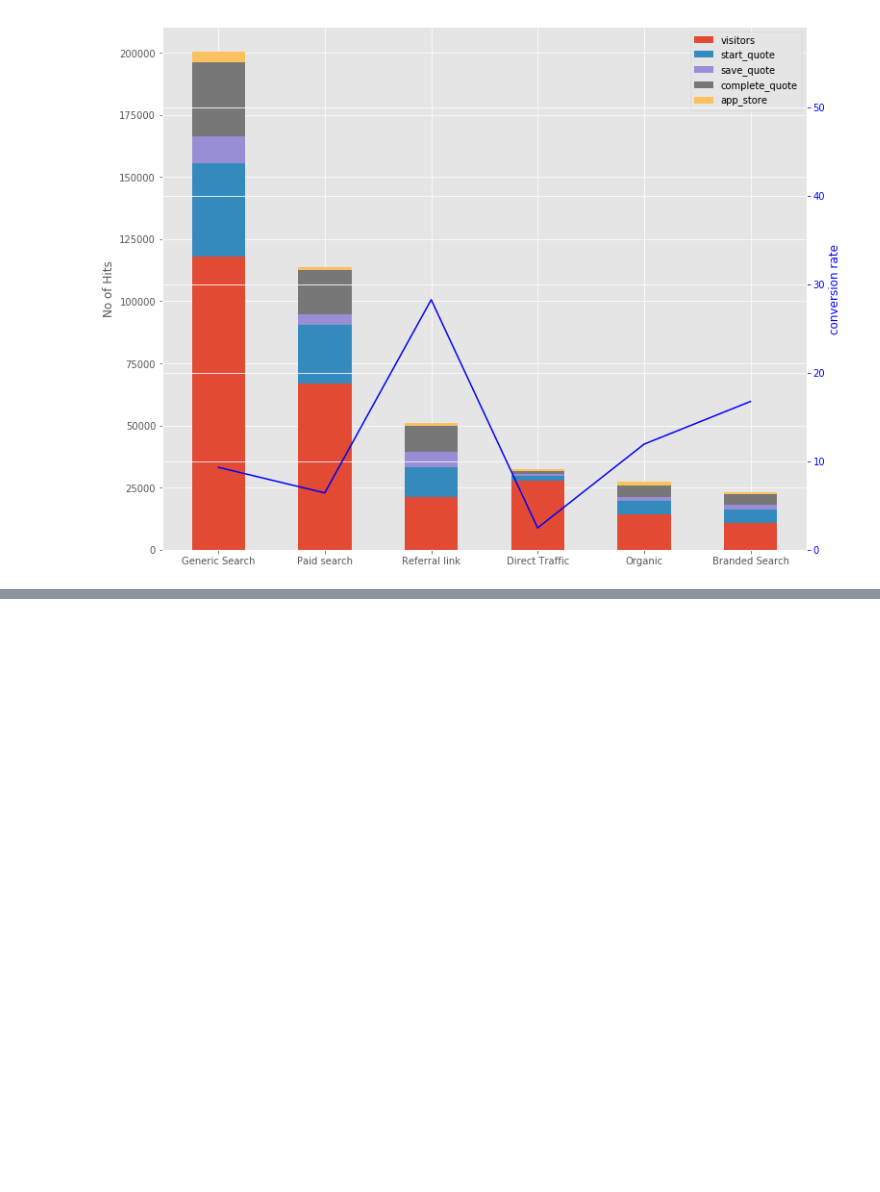
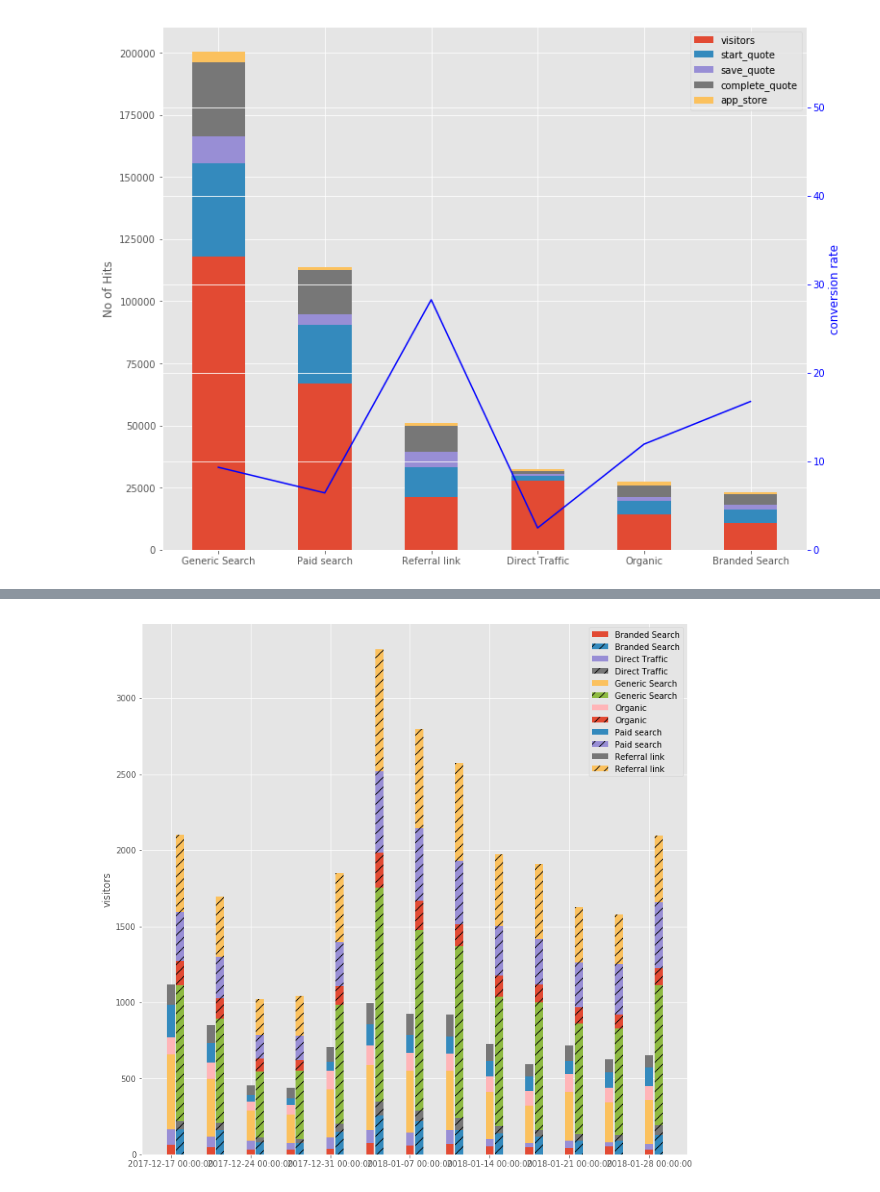
Before and after one commit to cgddrd/pureplanet-datasci, a Jupyter notebook: notebooks/Untitled.ipynb, the cells around one changed output, grey strips where cells are left out. Drawn from its saved outputs; the diff is of its cells as text; code cells hidden in the pictures; blank space fills up the shorter version.

Commit message:
Completed multiple stacked bar chart for contributions over time.

```diff
--- a/notebooks/Untitled.ipynb
+++ b/notebooks/Untitled.ipynb
@@ -818,0 +821,5 @@ plt.show()
+# %%
+dateparse = lambda x: pd.datetime.strptime(x, '%Y-%m-%d')
+
+df = pd.read_csv('../data/raw/ga.csv', header=0, parse_dates=['date'], date_parser=dateparse, index_col='date')
+df.head()
@@ -818,0 +918,5 @@ plt.show()
+# %%
+# metric_totals = df[(df['metric'] == 'app_store') | (df['metric'] == 'save_quote')].groupby([pd.Grouper(freq='W'), 'metric'])['value'].sum()
+slimmed = df[(df['metric'] == 'app_store') | (df['metric'] == 'save_quote')]
+weekly_totals = slimmed.groupby([pd.Grouper(freq='W'), 'metric'])['value'].sum()
+print(weekly_totals)
@@ -818,0 +941,75 @@ plt.show()
+# %%
+from collections import OrderedDict
+import matplotlib.dates as mdates
+categories = slimmed.groupby('category')
+
+# loop through weeks
+weeks = slimmed.groupby(pd.Grouper(freq='W')).first().index
+# print(weeks)
+
+# no. of groups along x-axis (i.e. groups by week)
+N = len(weeks)
+ind = np.arange(N)  # the x-axis locations for the groups
+
+cum_size_save_quote = np.zeros(N)
+cum_size_app_store = np.zeros(N)
+
+fig, ax = plt.subplots(figsize=(12, 12))
+
+w = 0.2
+
+for name, group in categories:
+
+    # group categories by weeks and then sum the metric counts.
+    agg = group.groupby([pd.Grouper(freq='W'), 'metric']).sum()
+
+    # get 'app_store' and 'save_quote' metrics across all weeks for current category
+    dat_app_store = np.concatenate(agg[agg.index.get_level_values('metric').isin(['app_store'])].values, axis=0)
+    dat_save_quote = np.concatenate(agg[agg.index.get_level_values('metric').isin(['save_quote'])].values, axis=0)
+#     print(agg[agg.index.get_level_values('metric').isin(['app_store'])])
+#     print(agg[agg.index.get_level_values('metric').isin(['save_quote'])])
+#     print ('---')
+
+    print(dat_app_store)
+
+    bar1 = ax.bar(ind- w/2, dat_app_store, w, bottom=cum_size_app_store, label=name, align='edge')
+    bar2 = ax.bar(ind+width/2, dat_save_quote, w, bottom=cum_size_save_quote, label=name, align='edge', hatch='//')
+
+    cum_size_app_store += dat_app_store
+    cum_size_save_quote += dat_save_quote
+
+handles, labels = plt.gca().get_legend_handles_labels()
+by_label = OrderedDict(zip(labels, handles))
+# ax.legend(by_label.values(), by_label.keys())
+ax.legend()
+# ax.xticks(ind, weeks)
+ax.set_xticklabels(weeks, fontdict=None, minor=False)
+# ax.xaxis.set_major_formatter(mdates.DateFormatter('%d %b'))
+ax.set_ylabel('visitors')
+plt.show()
+
+
+
+# from matplotlib.dates import MO, TU, WE, TH, FR, SA, SU
+
+# fig, ax = plt.subplots(figsize=(12, 10))
+# ax.bar(metrics.index, metrics['visitors'], width=2)
+
+# #set ticks every week (Sunday)
+# ax.xaxis.set_major_locator(mdates.WeekdayLocator(byweekday=SU))
+
+# # set minor ticks to every day
+# ax.xaxis.set_minor_locator(mdates.DayLocator())
+
+# #set major ticks format
+# ax.xaxis.set_major_formatter(mdates.DateFormatter('%d %b'))
+# ax.set_ylabel('visitors')
+
+# ax2 = ax.twinx()
+
+# ax2.plot(metrics.index, metrics['conversion_rate'], 'b')
+
+# ax2.set_ylabel('conversion rate', color='b')
+# ax2.tick_params('y', colors='b')
+# ax2.set_ylim(bottom = 0, top = (ax2.get_ylim()[1] * 2))
+# %% [output]
@@ -818,0 +1022 @@ plt.show()
+[figure, added]
```
Also changed, not shown: parts of 8 cells of this notebook, 2 other files.
